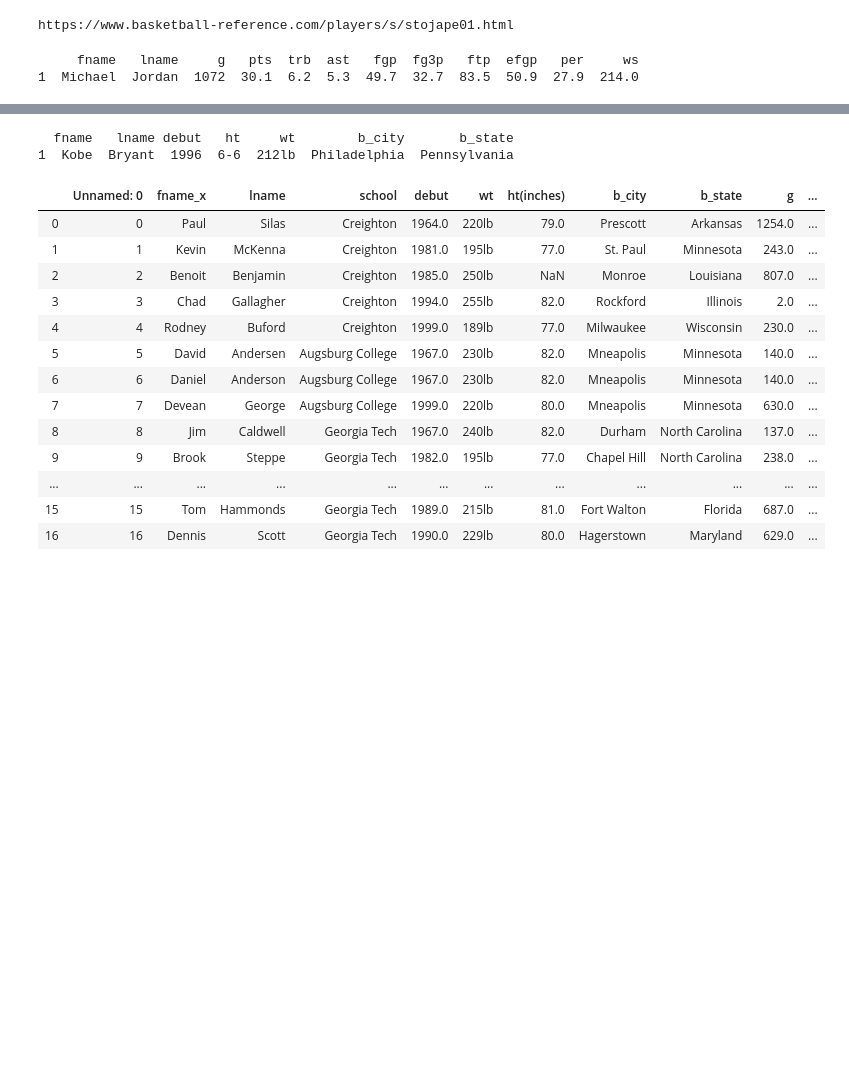
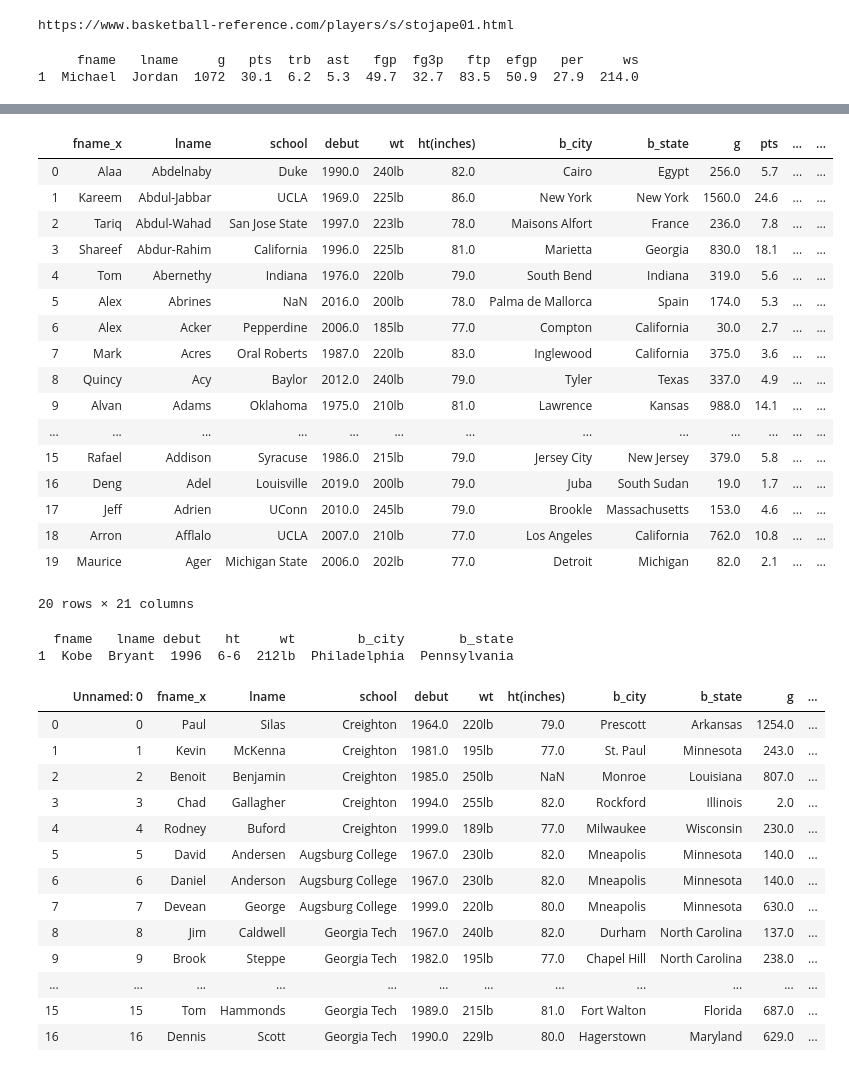
Before and after one commit to joshwmay/inst462_gibson_malik_may, a Jupyter notebook: jupyter/scrape.ipynb, the cells around one changed output, grey strips where cells are left out. Cells and saved outputs as stored; diff of their text form; code cells hidden in the pictures; blank space fills up the shorter version.

```diff
--- a/jupyter/scrape.ipynb
+++ b/jupyter/scrape.ipynb
@@ -260,3 +267,24 @@ scrape.head(20)
+# %%
+scrape.head(20)
+# %% [output]
+|  | fname_x | lname | school | debut | wt | ht(inches) | b_city | b_state | g | pts | ... | ... |
+| 0 | Alaa | Abdelnaby | Duke | 1990.0 | 240lb | 82.0 | Cairo | Egypt | 256.0 | 5.7 | ... | ... |
+| 1 | Kareem | Abdul-Jabbar | UCLA | 1969.0 | 225lb | 86.0 | New York | New York | 1560.0 | 24.6 | ... | ... |
+| 2 | Tariq | Abdul-Wahad | San Jose State | 1997.0 | 223lb | 78.0 | Maisons Alfort | France | 236.0 | 7.8 | ... | ... |
+| 3 | Shareef | Abdur-Rahim | California | 1996.0 | 225lb | 81.0 | Marietta | Georgia | 830.0 | 18.1 | ... | ... |
+| 4 | Tom | Abernethy | Indiana | 1976.0 | 220lb | 79.0 | South Bend | Indiana | 319.0 | 5.6 | ... | ... |
+| 5 | Alex | Abrines | NaN | 2016.0 | 200lb | 78.0 | Palma de Mallorca | Spain | 174.0 | 5.3 | ... | ... |
+| 6 | Alex | Acker | Pepperdine | 2006.0 | 185lb | 77.0 | Compton | California | 30.0 | 2.7 | ... | ... |
+| 7 | Mark | Acres | Oral Roberts | 1987.0 | 220lb | 83.0 | Inglewood | California | 375.0 | 3.6 | ... | ... |
+| 8 | Quincy | Acy | Baylor | 2012.0 | 240lb | 79.0 | Tyler | Texas | 337.0 | 4.9 | ... | ... |
+| 9 | Alvan | Adams | Oklahoma | 1975.0 | 210lb | 81.0 | Lawrence | Kansas | 988.0 | 14.1 | ... | ... |
+| ... | ... | ... | ... | ... | ... | ... | ... | ... | ... | ... | ... | ... |
+| 15 | Rafael | Addison | Syracuse | 1986.0 | 215lb | 79.0 | Jersey City | New Jersey | 379.0 | 5.8 | ... | ... |
+| 16 | Deng | Adel | Louisville | 2019.0 | 200lb | 79.0 | Juba | South Sudan | 19.0 | 1.7 | ... | ... |
+| 17 | Jeff | Adrien | UConn | 2010.0 | 245lb | 79.0 | Brookle | Massachusetts | 153.0 | 4.6 | ... | ... |
+| 18 | Arron | Afflalo | UCLA | 2007.0 | 210lb | 77.0 | Los Angeles | California | 762.0 | 10.8 | ... | ... |
+| 19 | Maurice | Ager | Michigan State | 2006.0 | 202lb | 77.0 | Detroit | Michigan | 82.0 | 2.1 | ... | ... |
+20 rows × 21 columns
 # %%
 ult = pd.merge(scrape, meta,  how='outer', on=['fname','lname'])
 ult.head(20)
```
Also changed, not shown: parts of 5 cells of this notebook.
